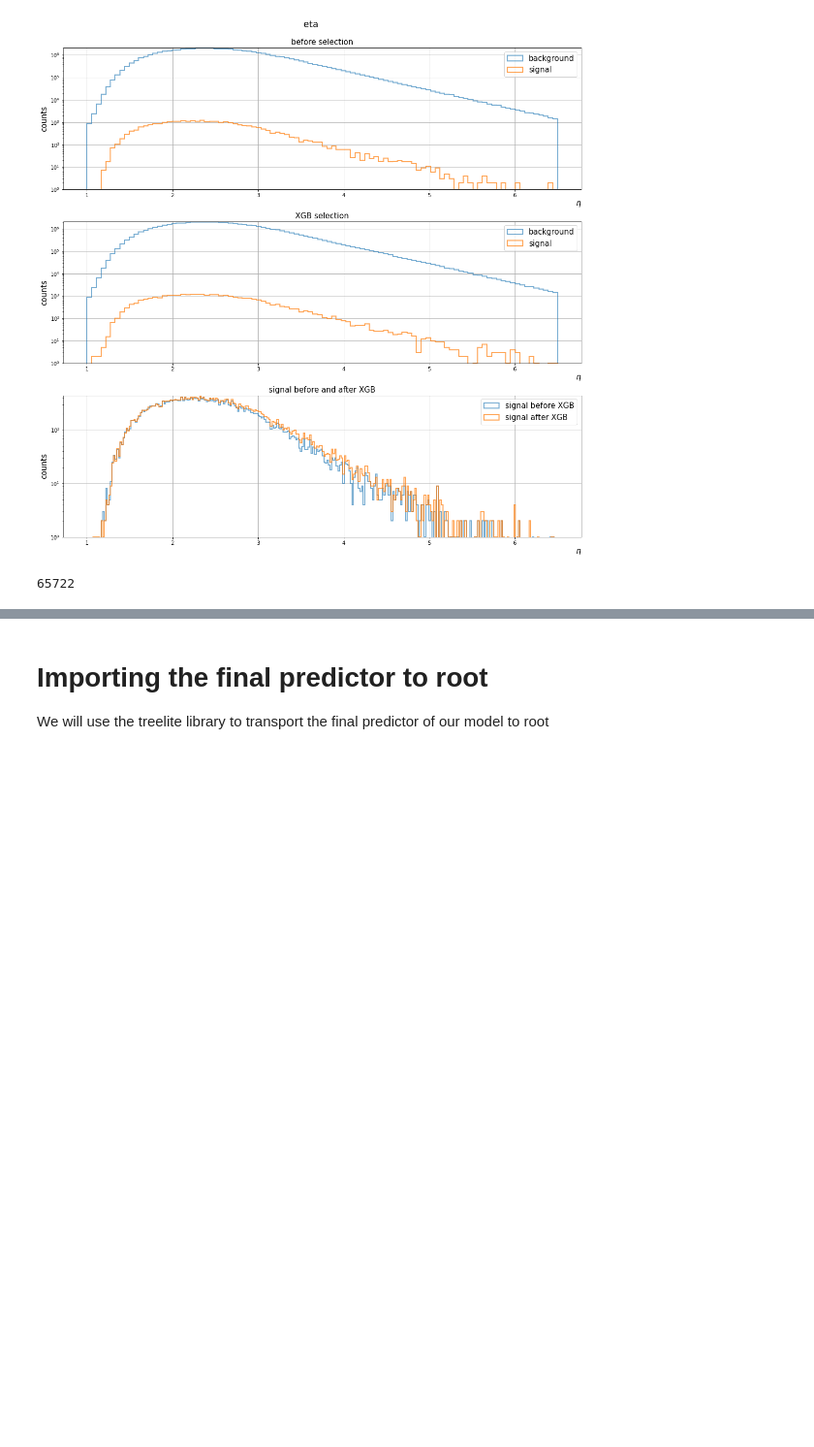
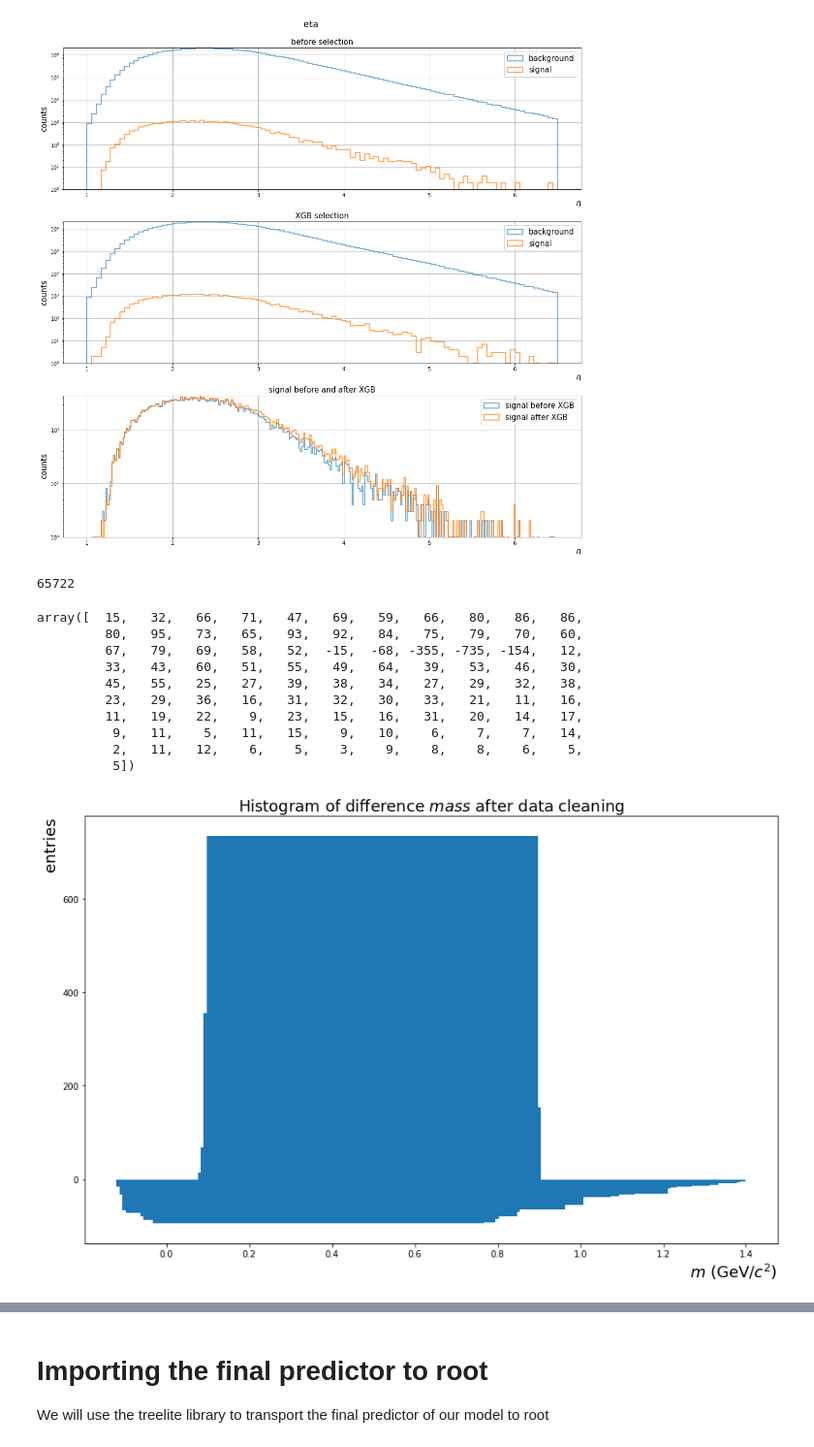
Before and after one commit to julnow/JupyterNotebooks, a Jupyter notebook: kaon_xgb_12agev.ipynb, the cells around one changed output, grey strips where cells are left out. Shown at 97% size. Cells and saved outputs as stored; diff of their text form; code cells hidden in the pictures; blank space fills up the shorter version.

```diff
--- a/kaon_xgb_12agev.ipynb
+++ b/kaon_xgb_12agev.ipynb
@@ -1103,3 +1072,33 @@ pdf_params.close()
 gc.collect()
 # %% [output]
 65722
+# %%
+fig, ax = plt.subplots(figsize=(12, 8))
+name = 'diff_m'
+xName = r'$m$ (GeV/$c^2$)'
+ranges = (lowerMassCut,upperMassCut)
+plt.title('Histogram of difference $mass$ after data cleaning', fontsize=18)
+plt.xlabel(xName, fontsize=18, loc='right')
+plt.ylabel("entries", fontsize=18, loc='top')
+before, bins1 = np.histogram(signalBefore['mass'], bins=100, range=ranges)
+after, bins2  = np.histogram(signalXgb['mass'], bins=100, range=ranges)
+bin_edges = np.linspace(lowerMassCut, upperMassCut, 100)
+plt.bar(bin_edges, (before-after))
+#plt.hist(sign[~is_good_sign_mom]['p'], bins=100, label='signal')
+#plt.legend(loc='upper right')
+fig.tight_layout()
+#fig.savefig(directory+"img/histograms/after_cleaning/"+ name + ".png")
+#len(bins2)
+after-before
+# %% [output]
+array([  15,   32,   66,   71,   47,   69,   59,   66,   80,   86,   86,
+         80,   95,   73,   65,   93,   92,   84,   75,   79,   70,   60,
+         67,   79,   69,   58,   52,  -15,  -68, -355, -735, -154,   12,
+         33,   43,   60,   51,   55,   49,   64,   39,   53,   46,   30,
+         45,   55,   25,   27,   39,   38,   34,   27,   29,   32,   38,
+         23,   29,   36,   16,   31,   32,   30,   33,   21,   11,   16,
+         11,   19,   22,    9,   23,   15,   16,   31,   20,   14,   17,
+          9,   11,    5,   11,   15,    9,   10,    6,    7,    7,   14,
+          2,   11,   12,    6,    5,    3,    9,    8,    8,    6,    5,
+          5])
+[figure, added]
```
Also changed, not shown: parts of 9 cells of this notebook, 33 other files.
